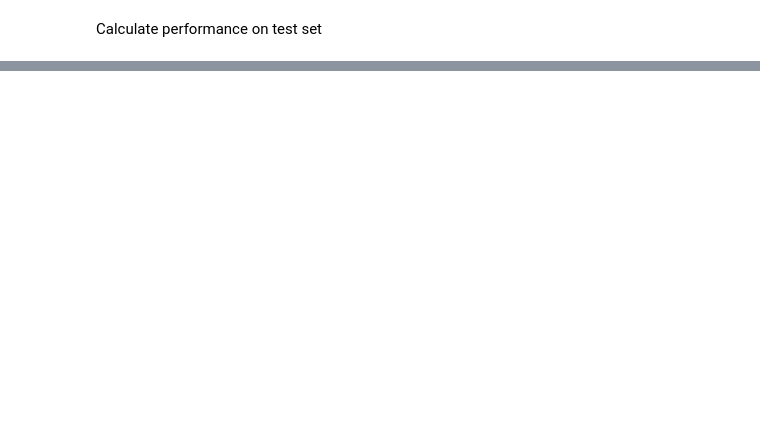
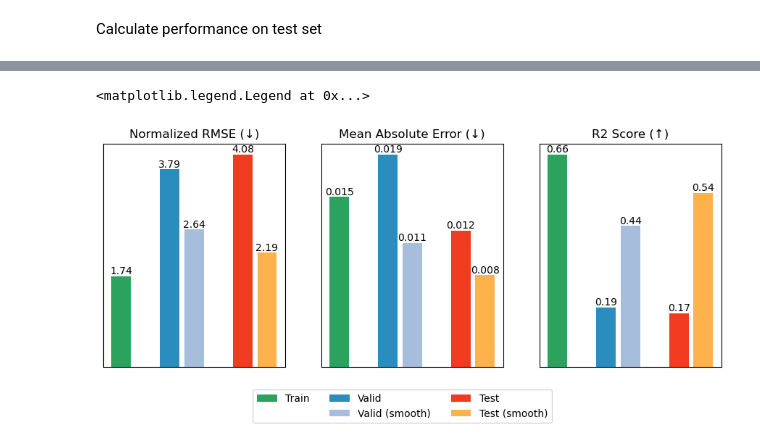
Before and after one commit to s-kganz/ForestLST, a Jupyter notebook: notebooks/preisler_convnet.ipynb, the cells around one changed output, grey strips where cells are left out. Cells and saved outputs as stored; diff of their text form; code cells hidden in the pictures; blank space fills up the shorter version.

```diff
--- a/notebooks/preisler_convnet.ipynb
+++ b/notebooks/preisler_convnet.ipynb
@@ -421,0 +481,12 @@ MeanAbsoluteError(): 0.01
+# %%
+valid_metrics_ewma = util.training.get_regr_metrics()
+
+m.eval()
+with torch.no_grad():
+    for (X, y) in tqdm(valid_loader_ewma, leave=False):
+        y_hat = m(X)
+        for metric in valid_metrics_ewma:
+            metric(y_hat.view(-1), y.view(-1))
+
+for metric in valid_metrics_ewma:
+    print(f"{str(metric)}: {metric.compute():.3f}")
@@ -421,0 +497,2 @@ MeanAbsoluteError(): 0.01
+# %%
+train_metrics = util.training.get_final_metrics(f"logs/{model_name}/history")
@@ -421,0 +511,65 @@ MeanAbsoluteError(): 0.01
+# %%
+from matplotlib.patches import Rectangle
+
+fig, (ax1, ax2, ax3) = plt.subplots(1, 3, figsize=(11, 4))
+
+nrmse = "NormalizedRootMeanSquaredError()"
+mae = "MeanAbsoluteError()"
+r2 = "R2Score()"
+
+label = ["Train", "Valid", "Valid (smooth)", "Test", "Test (smooth)"]
+color = ["#2ca25f", "#2b8cbe", "#a6bddb", "#f03b20", "#feb24c"]
+
+nrmse_values = [
+    train_metrics[f"{nrmse}/train"],
+    train_metrics[f"{nrmse}/valid"],
+    valid_metrics_ewma[0].compute(),
+    test_metrics[0].compute(),
+    test_metrics_ewma[0].compute()
+]
+r2_values = [
+    train_metrics[f"{r2}/train"],
+    train_metrics[f"{r2}/valid"],
+    valid_metrics_ewma[1].compute(),
+    test_metrics[1].compute(),
+    test_metrics_ewma[1].compute()
+]
+mae_values = [
+    train_metrics[f"{mae}/train"],
+    train_metrics[f"{mae}/valid"],
+    valid_metrics_ewma[2].compute(),
+    test_metrics[2].compute(),
+    test_metrics_ewma[2].compute()
+]
+x = [1, 3, 4, 6, 7]
+
+ax1.set_title("Normalized RMSE (↓)")
+b = ax1.bar(x, nrmse_values, label=label, color=color)
+ax1.bar_label(b, fmt="%.2f")
+ax1.xaxis.set_visible(False)
+ax1.yaxis.set_visible(False)
+
+ax3.set_title("R2 Score (↑)")
+b = ax3.bar(x, r2_values, label=label, color=color)
+ax3.bar_label(b, fmt="%.2f")
+ax3.xaxis.set_visible(False)
+ax3.yaxis.set_visible(False)
+# ax2.legend()
+
+ax2.set_title("Mean Absolute Error (↓)")
+b = ax2.bar(x, mae_values, label=label, color=color)
+ax2.bar_label(b, fmt="%.3f")
+ax2.xaxis.set_visible(False)
+ax2.yaxis.set_visible(False)
+# ax2.legend()
+
+handles, labels = ax1.get_legend_handles_labels()
+handles.insert(1, Rectangle((0, 0), 0, 0, visible=False))
+labels.insert(1, "")
+
+plt.legend(handles, labels, ncol=3, loc = 'lower center', bbox_to_anchor = (0, -0.1, 1, 1),
+           bbox_transform = plt.gcf().transFigure)
+# fig.tight_layout()
+# %% [output]
+<matplotlib.legend.Legend at 0x...>
+[figure, added]
```
Also changed, not shown: parts of 23 cells of this notebook.
